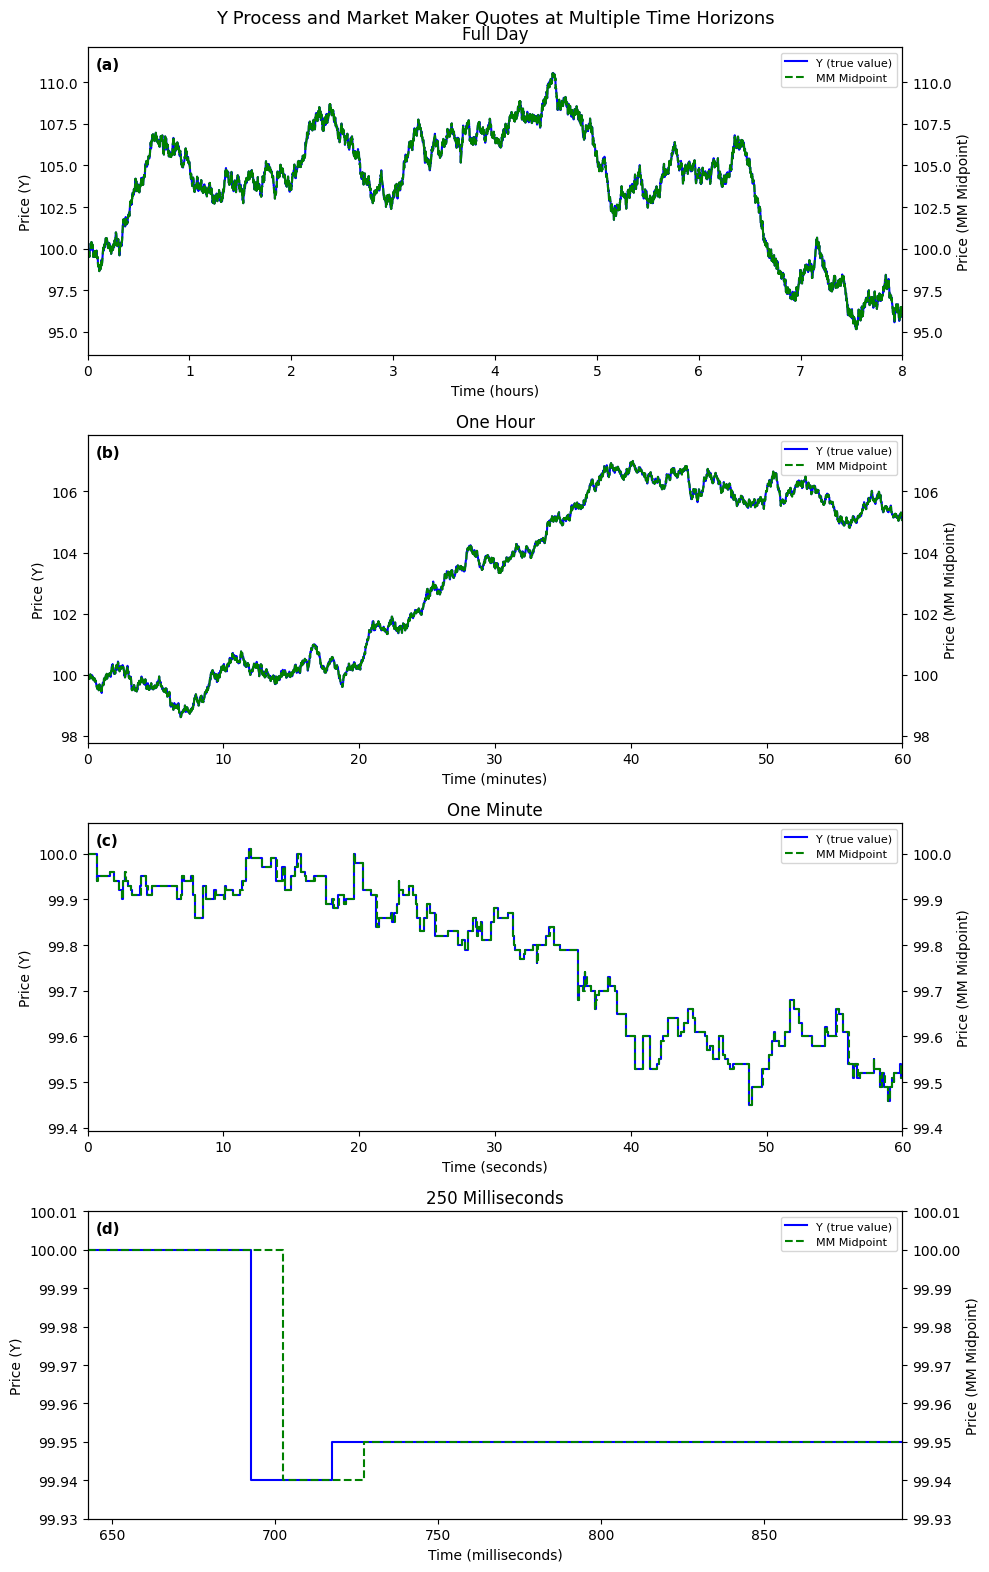
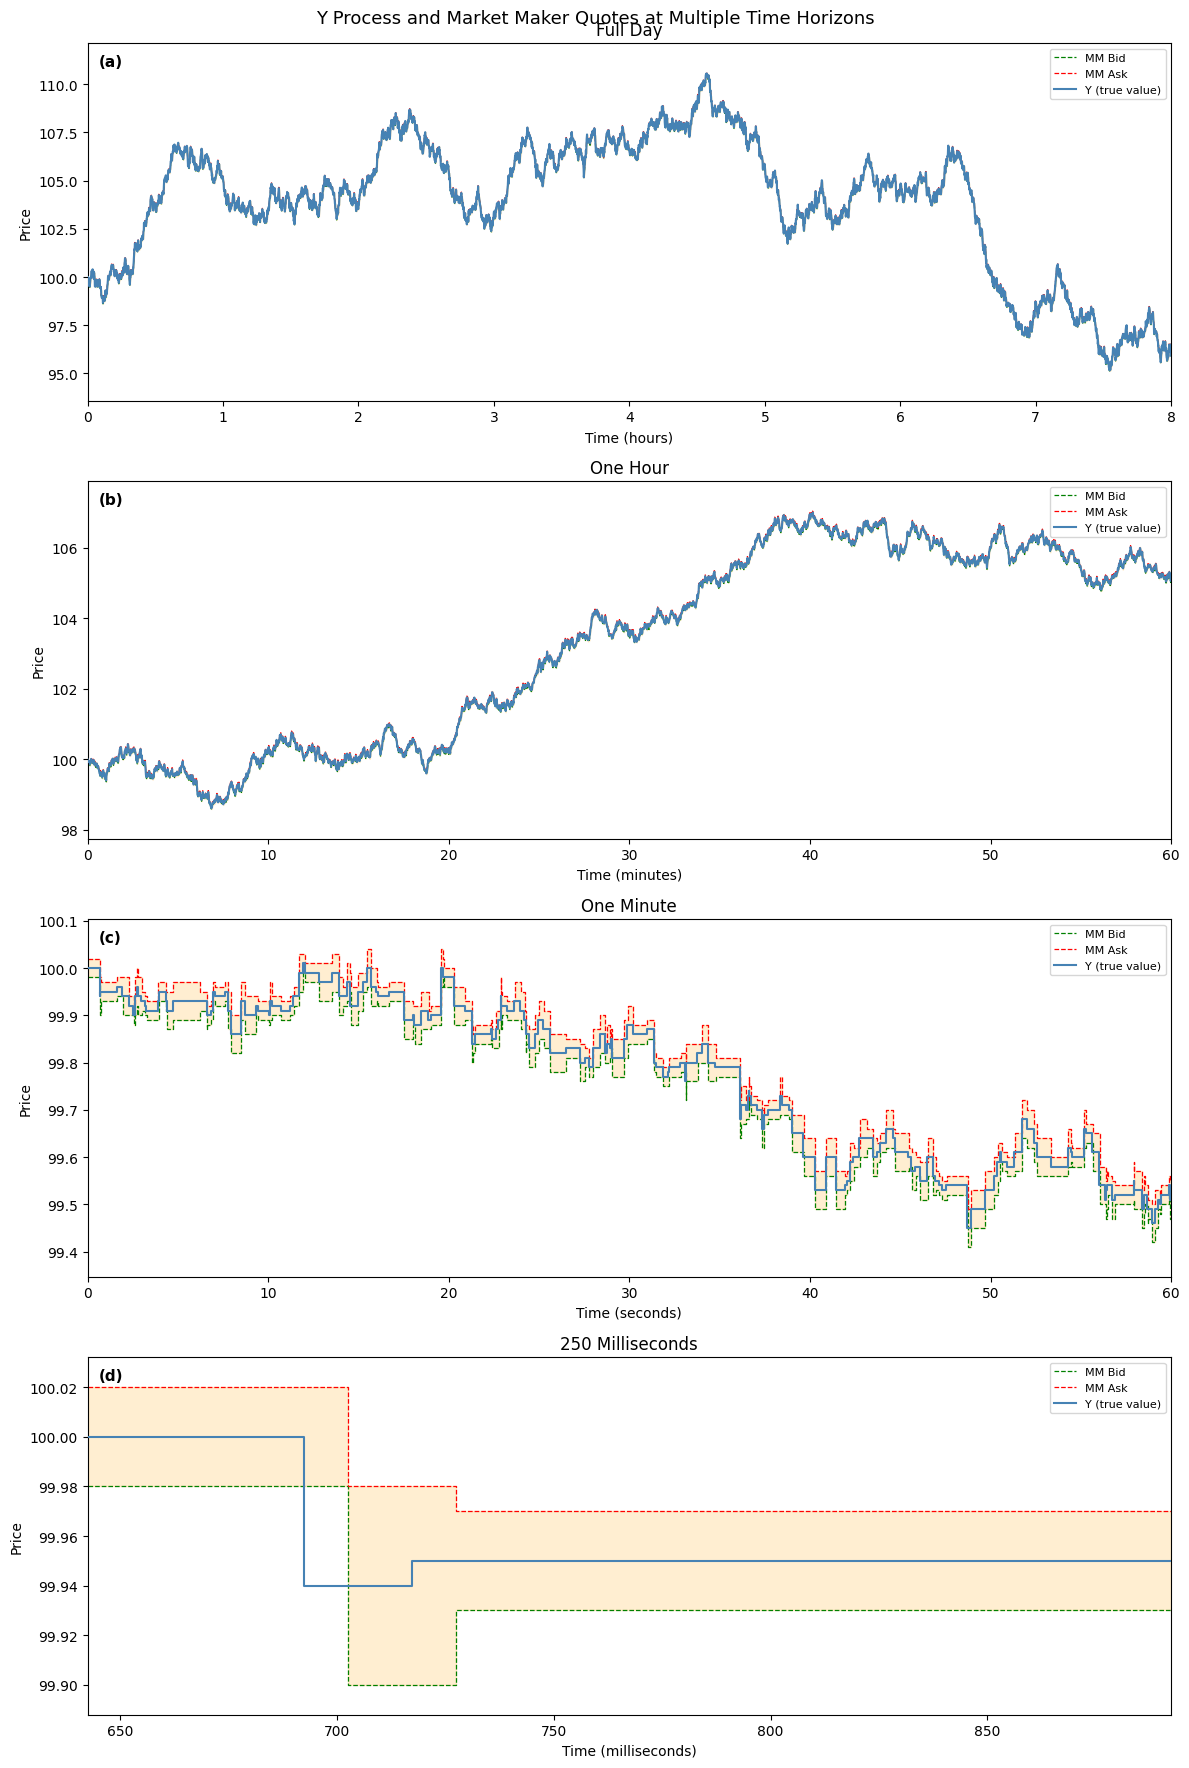
Code edit (unified diff) that turned the first committed figure into the second:
--- before
+++ after
@@ -21,5 +21,4 @@
 d_start = max(0.0, first_jump - 0.050)
 
-# (label, title, t_start, t_end, resample_s, t_scale, t_unit)
 panels = [
     ('(a)', 'Full Day',         0.0,     params.T,         5.0,  1/3600, 'hours'),
@@ -29,41 +28,44 @@
 ]
 
-fig, axes = plt.subplots(4, 1, figsize=(10, 16))
+fig, axes = plt.subplots(4, 1, figsize=(12, 18))
 fig.suptitle('Y Process and Market Maker Quotes at Multiple Time Horizons', fontsize=13)
 
 for ax, (label, title, t_start, t_end, resample_s, t_scale, t_unit) in zip(axes, panels):
     if resample_s is not None:
-        t_y,  p_y  = resample_for_plot(times,       prices,    resample_s, t_start, t_end)
-        t_mm, m_mm = resample_for_plot(quote_times, midpoints, resample_s, t_start, t_end)
+        t_y,   p_y   = resample_for_plot(times,       prices, resample_s, t_start, t_end)
+        t_bid, v_bid = resample_for_plot(quote_times, bids,   resample_s, t_start, t_end)
+        t_ask, v_ask = resample_for_plot(quote_times, asks,   resample_s, t_start, t_end)
         draw = 'default'
     else:
-        t_y,  p_y  = window_data(times,       prices,    t_start, t_end, params.Y0)
-        t_mm, m_mm = window_data(quote_times, midpoints, t_start, t_end, midpoints[0])
+        t_y,   p_y   = window_data(times,       prices, t_start, t_end, params.Y0)
+        t_bid, v_bid = window_data(quote_times, bids,   t_start, t_end, bids[0])
+        t_ask, v_ask = window_data(quote_times, asks,   t_start, t_end, asks[0])
         draw = 'steps-post'
 
-    ax2 = ax.twinx()
-    ax.plot( t_y  * t_scale, p_y,  color='blue',  linestyle='-',  drawstyle=draw, label='Y (true value)')
-    ax2.plot(t_mm * t_scale, m_mm, color='green', linestyle='--', drawstyle=draw, label='MM Midpoint')
+    fill_kw = dict(alpha=0.18, color='orange')
+    if draw == 'steps-post':
+        fill_kw['step'] = 'post'
+    ax.fill_between(t_bid * t_scale, v_bid, v_ask, **fill_kw)
 
-    ax.set_ylabel('Price (Y)')
-    ax2.set_ylabel('Price (MM Midpoint)')
+    ax.plot(t_bid * t_scale, v_bid, color='green', linestyle='--', linewidth=0.9,
+            drawstyle=draw, label='MM Bid', zorder=2)
+    ax.plot(t_ask * t_scale, v_ask, color='red',   linestyle='--', linewidth=0.9,
+            drawstyle=draw, label='MM Ask', zorder=2)
+    ax.plot(t_y   * t_scale, p_y,   color='steelblue', linestyle='-', linewidth=1.5,
+            drawstyle=draw, label='Y (true value)', zorder=3)
+
+    ax.set_ylabel('Price')
     ax.set_xlabel(f'Time ({t_unit})')
     ax.set_xlim(t_start * t_scale, t_end * t_scale)
     ax.set_title(title)
 
-    y_min = min(p_y.min(), m_mm.min())
-    y_max = max(p_y.max(), m_mm.max())
+    y_min = min(p_y.min(), v_bid.min())
+    y_max = max(p_y.max(), v_ask.max())
     pad = max((y_max - y_min) * 0.1, params.tick_size)
     ax.set_ylim(y_min - pad, y_max + pad)
-    ax2.set_ylim(y_min - pad, y_max + pad)
 
     ax.yaxis.set_major_formatter(plt.matplotlib.ticker.ScalarFormatter(useOffset=False))
-    ax2.yaxis.set_major_formatter(plt.matplotlib.ticker.ScalarFormatter(useOffset=False))
-
     ax.text(0.01, 0.97, label, transform=ax.transAxes, fontsize=11, fontweight='bold', va='top')
-
-    lines1, labels1 = ax.get_legend_handles_labels()
-    lines2, labels2 = ax2.get_legend_handles_labels()
-    ax.legend(lines1 + lines2, labels1 + labels2, loc='upper right', fontsize=8)
+    ax.legend(loc='upper right', fontsize=8)
 
 plt.tight_layout()

Commit: updating readme and other adjustments